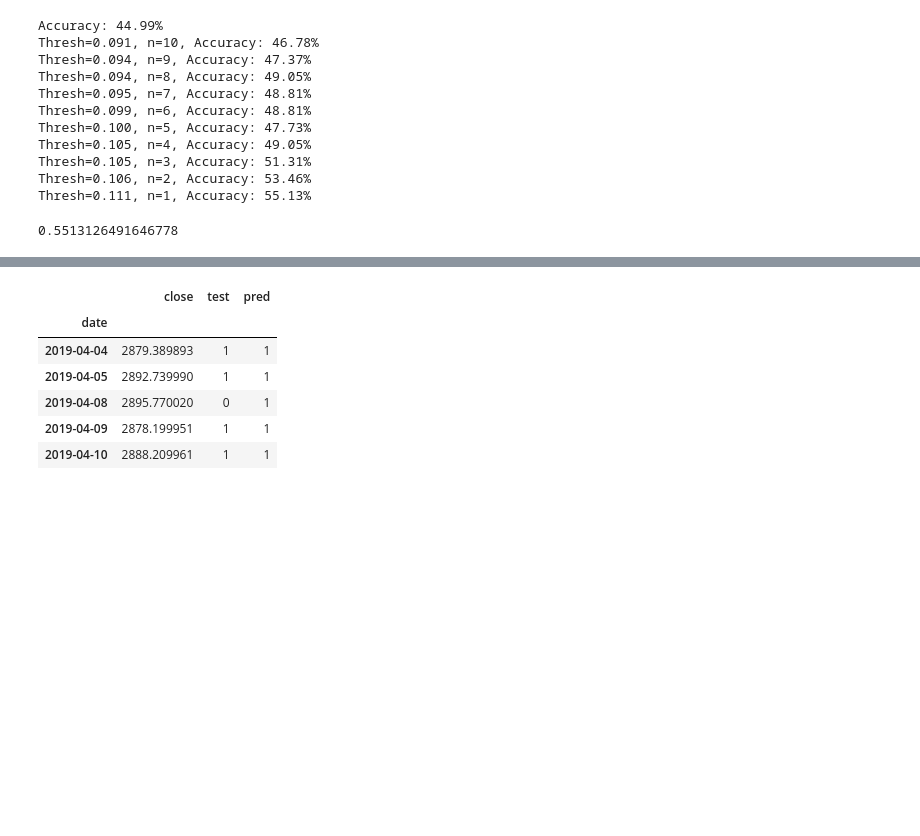
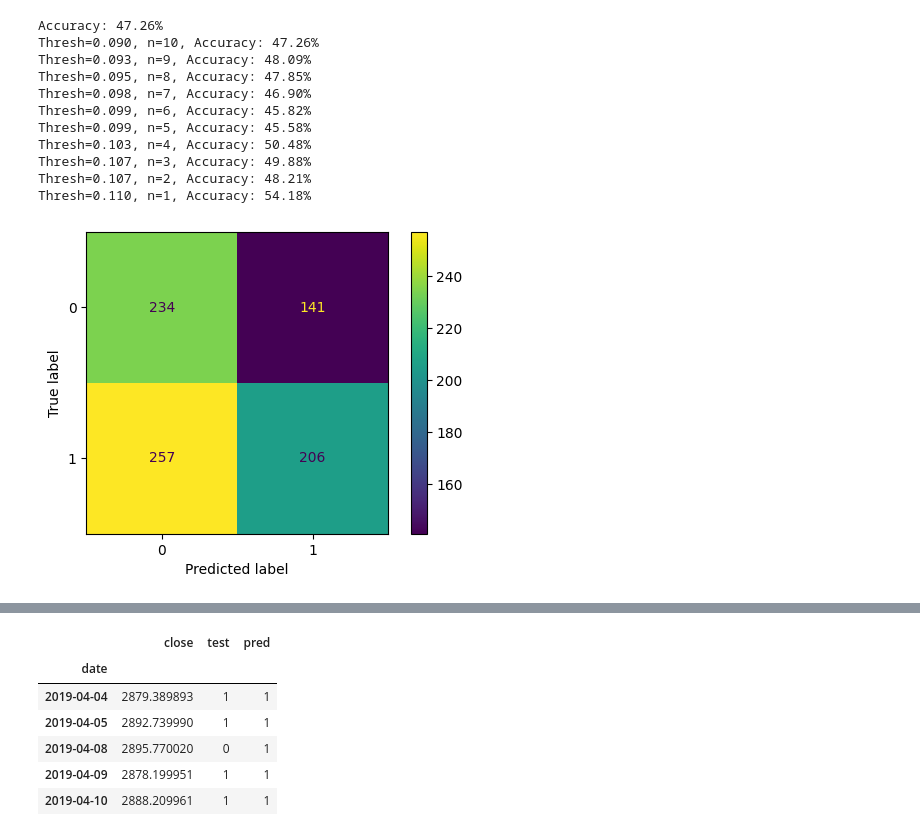
Before and after one commit to adamgulyas/cnn-vs-xgboost, a Jupyter notebook: notebooks/xgboost.ipynb, the cells around one changed output, grey strips where cells are left out. Saved outputs shown, nothing was run; the diff lists cells and outputs as text; code cells hidden in the pictures; blank space fills up the shorter version.

```diff
--- a/notebooks/xgboost.ipynb
+++ b/notebooks/xgboost.ipynb
@@ -44,10 +66,6 @@ plt.show()
-# %%
-scaler = MinMaxScaler().fit(X_train_df)
-X_train_scaled = scaler.transform(X_train_df)
-X_test_scaled = scaler.transform(X_test_df)
 # %%
-X_train = np.array(X_train_scaled)
-y_train = np.array(y_train_df)
+X_train = np.array(X_train_resampled)
+y_train = np.array(y_train_resampled)
 X_test = np.array(X_test_scaled)
 y_test = np.array(y_test_df)
 
@@ -77,17 +95,17 @@ for thresh in thresholds:
 	accuracy = accuracy_score(y_test, y_pred)
 	print("Thresh=%.3f, n=%d, Accuracy: %.2f%%" % (thresh, select_X_train.shape[1], accuracy*100.0))
 # %% [output]
-Accuracy: 44.99%
-Thresh=0.091, n=10, Accuracy: 46.78%
-Thresh=0.094, n=9, Accuracy: 47.37%
-Thresh=0.094, n=8, Accuracy: 49.05%
-Thresh=0.095, n=7, Accuracy: 48.81%
-Thresh=0.099, n=6, Accuracy: 48.81%
-Thresh=0.100, n=5, Accuracy: 47.73%
-Thresh=0.105, n=4, Accuracy: 49.05%
-Thresh=0.105, n=3, Accuracy: 51.31%
-Thresh=0.106, n=2, Accuracy: 53.46%
-Thresh=0.111, n=1, Accuracy: 55.13%
+Accuracy: 47.26%
+Thresh=0.090, n=10, Accuracy: 47.26%
+Thresh=0.093, n=9, Accuracy: 48.09%
+Thresh=0.095, n=8, Accuracy: 47.85%
+Thresh=0.098, n=7, Accuracy: 46.90%
+Thresh=0.099, n=6, Accuracy: 45.82%
+Thresh=0.099, n=5, Accuracy: 45.58%
+Thresh=0.103, n=4, Accuracy: 50.48%
+Thresh=0.107, n=3, Accuracy: 49.88%
+Thresh=0.107, n=2, Accuracy: 48.21%
+Thresh=0.110, n=1, Accuracy: 54.18%
 # %%
 # Thresh=0.015, n=23, Accuracy: 52.74%
 # best_model = SelectFromModel(model, threshold=0.005, prefit=True)
@@ -96,15 +114,20 @@ selection = SelectFromModel(model, threshold=0.015, max_features=1, prefit=True)
 select_X_train = selection.transform(X_train)
 
 # train model
-selection_model = XGBClassifier(use_label_encoder=False, eval_metric='rmse')
-selection_model.fit(select_X_train, y_train)
+selected_model = XGBClassifier(use_label_encoder=False, learning_rate=0.0001, eval_metric='logloss')
+selected_model.fit(select_X_train, y_train)
 
 # eval model
 select_X_test = selection.transform(X_test)
-y_pred = selection_model.predict(select_X_test)
+y_pred = selected_model.predict(select_X_test)
 predictions = [round(value) for value in y_pred]
 accuracy = accuracy_score(y_test, y_pred)
-# %%
-accuracy
-# %% [output]
-0.5513126491646778
+# %%
+cm = confusion_matrix(y_test, y_pred)
+disp = ConfusionMatrixDisplay(
+    confusion_matrix=cm,
+    display_labels=selection_model.classes_)
+disp.plot()
+plt.show()
+# %% [output]
+[figure, added]
```
Also changed, not shown: parts of 12 cells of this notebook, 1 other file.
